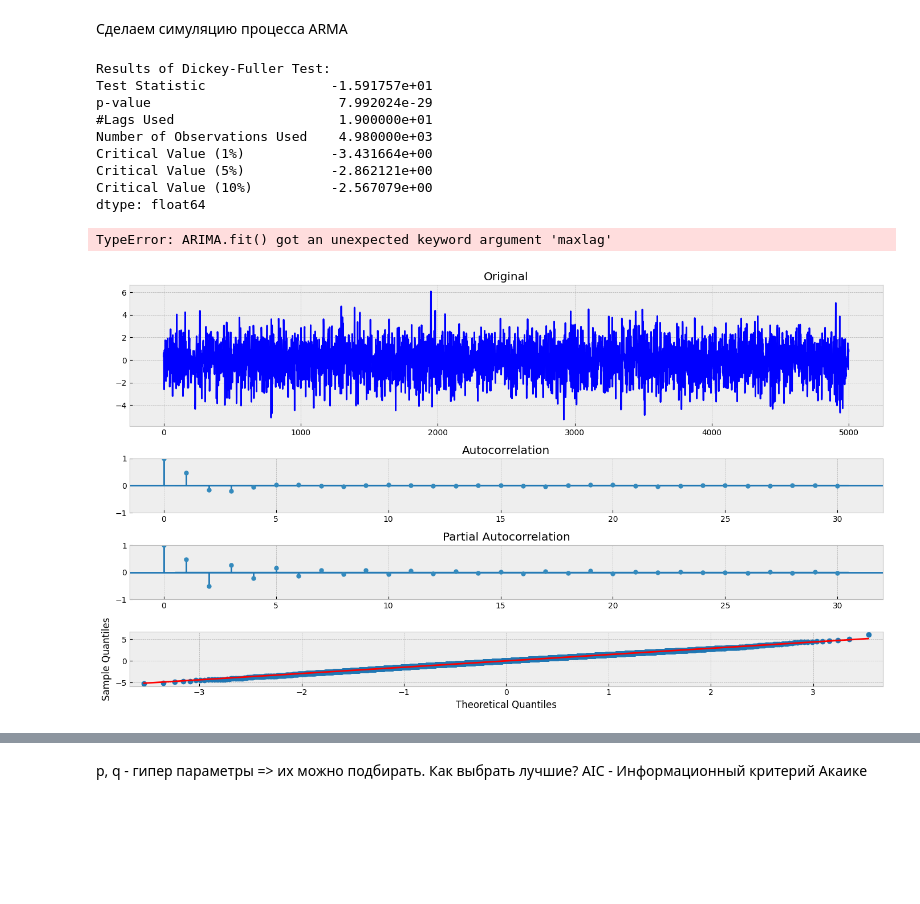
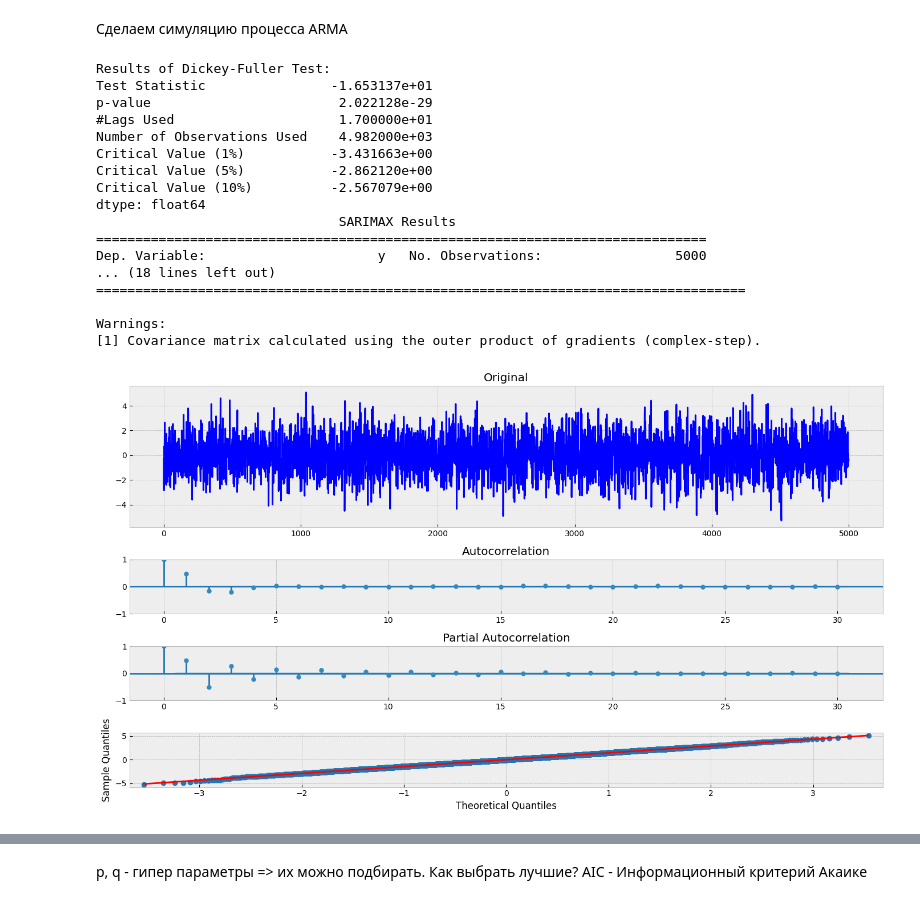
Before and after one commit to diss03/Time-series, a Jupyter notebook: Занятие 3/Лекция и практика 3.ipynb, the cells around one changed output, grey strips where cells are left out. Drawn from its saved outputs; the diff is of its cells as text; code cells hidden in the pictures; blank space fills up the shorter version.

```diff
--- a/Занятие 3/Лекция и практика 3.ipynb
+++ b/Занятие 3/Лекция и практика 3.ipynb
@@ -483,31 +488,38 @@ from statsmodels.tsa.arima.model import ARIMA
 # %%
 # Simulate an ARMA(2, 2) model with alphas=[0.5,-0.25] and betas=[0.5,-0.3]
 max_lag = 30
 
 n = int(5000) # lots of samples to help estimates
 burn = int(n/10) # number of samples to discard before fit
 
 alphas = np.array([0.5, -0.25])
 betas = np.array([0.5, -0.3])
 ar = np.r_[1, -alphas]
 ma = np.r_[1, betas]
 
 arma22 = arma_generate_sample(ar=ar, ma=ma, nsample=n, burnin=burn)
 tsplot(arma22, lags=max_lag)
 
-# mdl = ARIMA(dta, order=(2, 0, 0)).fit()
-mdl = ARIMA(arma22, order=(2, 2, 0)).fit(maxlag=max_lag, method='mle', trend='nc', burnin=burn)
+mdl = ARIMA(arma22, order=(2, 0, 0)).fit()
+# mdl = ARIMA(arma22, order=(2, 2, 0)).fit(maxlag=max_lag, method='mle', trend='nc', burnin=burn)
 print(mdl.summary())
 # %% [output]
 Results of Dickey-Fuller Test:
-Test Statistic                -1.591757e+01
-p-value                        7.992024e-29
-#Lags Used                     1.900000e+01
-Number of Observations Used    4.980000e+03
-Critical Value (1%)           -3.431664e+00
-Critical Value (5%)           -2.862121e+00
+Test Statistic                -1.653137e+01
+p-value                        2.022128e-29
+#Lags Used                     1.700000e+01
+Number of Observations Used    4.982000e+03
+Critical Value (1%)           -3.431663e+00
+Critical Value (5%)           -2.862120e+00
 Critical Value (10%)          -2.567079e+00
 dtype: float64
+                               SARIMAX Results
+==============================================================================
+Dep. Variable:                      y   No. Observations:                 5000
+... (18 lines left out)
+===================================================================================
+
+Warnings:
+[1] Covariance matrix calculated using the outer product of gradients (complex-step).
-TypeError: ARIMA.fit() got an unexpected keyword argument 'maxlag'
-[figure, old version]
+[figure, new version]
 # %%
```
Also changed, not shown: parts of 14 cells of this notebook.
